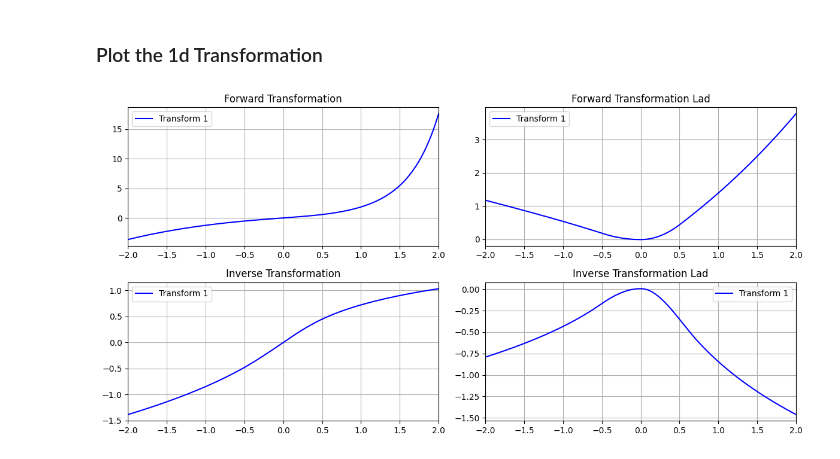
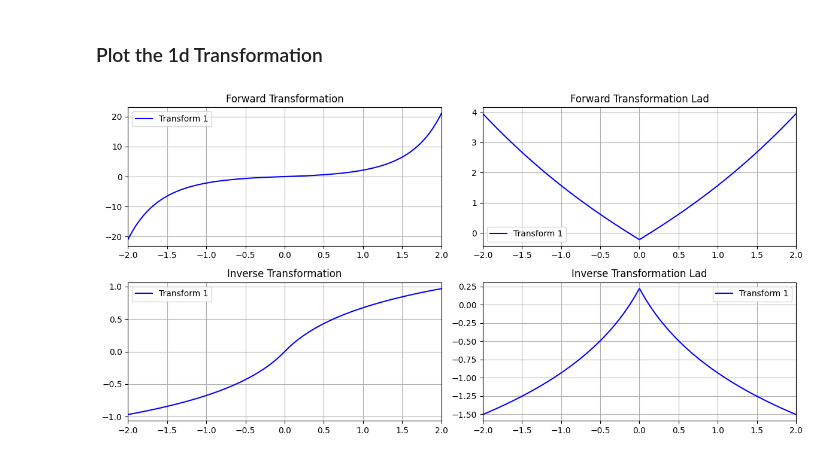
Before and after one commit to Lukas2412/tailnflows, a Jupyter notebook: tailnflows/models/test_transformations.ipynb, the cells around one changed output. Saved outputs shown, nothing was run; the diff lists cells and outputs as text; code cells hidden in the pictures.

```diff
--- a/tailnflows/models/test_transformations.ipynb
+++ b/tailnflows/models/test_transformations.ipynb
@@ -78,32 +78,32 @@ def plot_transform(transforms: list[Union[TailAffineMarginalTransform, ModifiedT
     fig.show()
 # %%
 lam_pos = 1.0
-lam_neg = 0.1
+lam_neg = 1.0
 shift = 0.0
 scale = 1.0
-hd_only = False
-mod = "erfi"
-a_pos = 0.5
-a_neg = -0.5
+hd_only = True
+mod = "std"
+a_pos = None
+a_neg = None
 
 x_low = -2.0
 x_high = 2.0
 
 trafo = ModifiedTailAffineMarginalTransform(
     features=1,
     pos_tail_init=torch.tensor([lam_pos]),
     neg_tail_init=torch.tensor([lam_neg]),
     shift_init=torch.tensor([shift]),
     scale_init=torch.tensor([scale]),
     fix=False,
     hd_only=hd_only,
     mod=mod,
-    a_pos=torch.tensor([a_pos]),
-    a_neg=torch.tensor([a_neg]),
+    a_pos=torch.tensor([a_pos]) if a_pos is not None else None,
+    a_neg=torch.tensor([a_neg]) if a_neg is not None else None,
 )
 
 transforms = [trafo]
 
 plot_transform(transforms, x_low, x_high)
 # %% [output]
-[figure, old version]
+[figure, new version]
```
Also changed, not shown: 1 other file.
